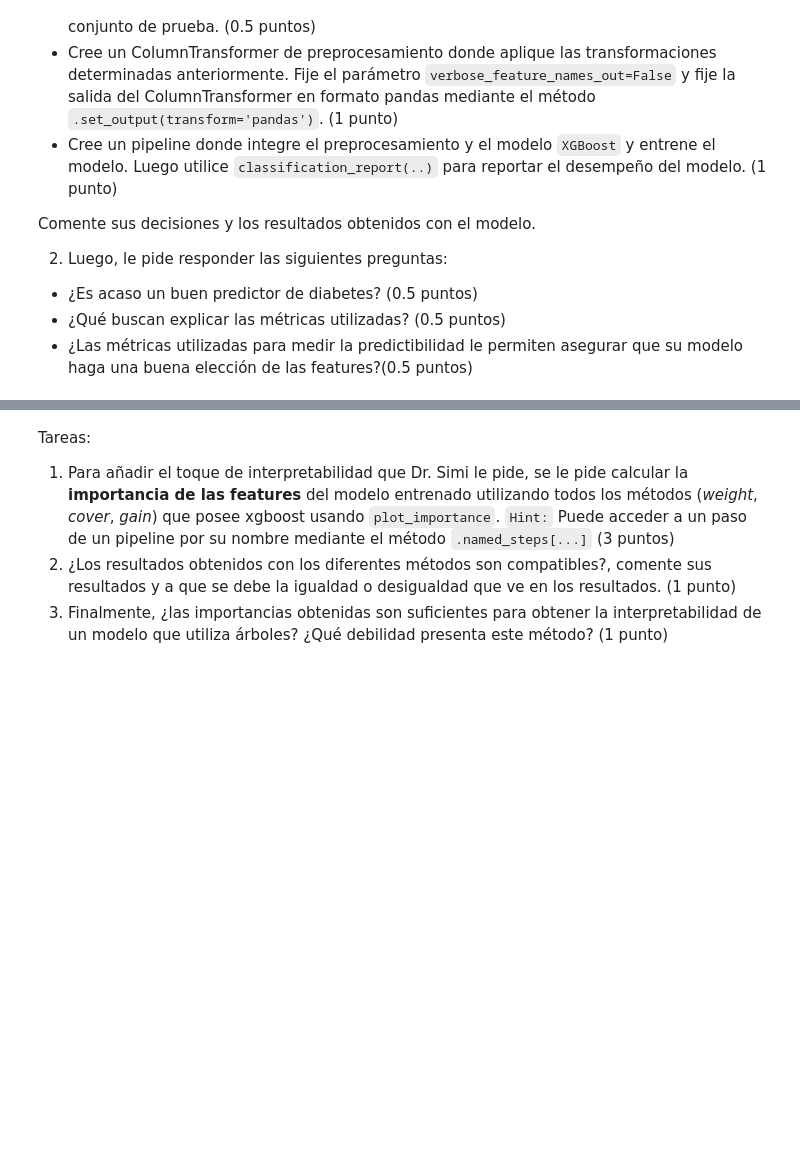
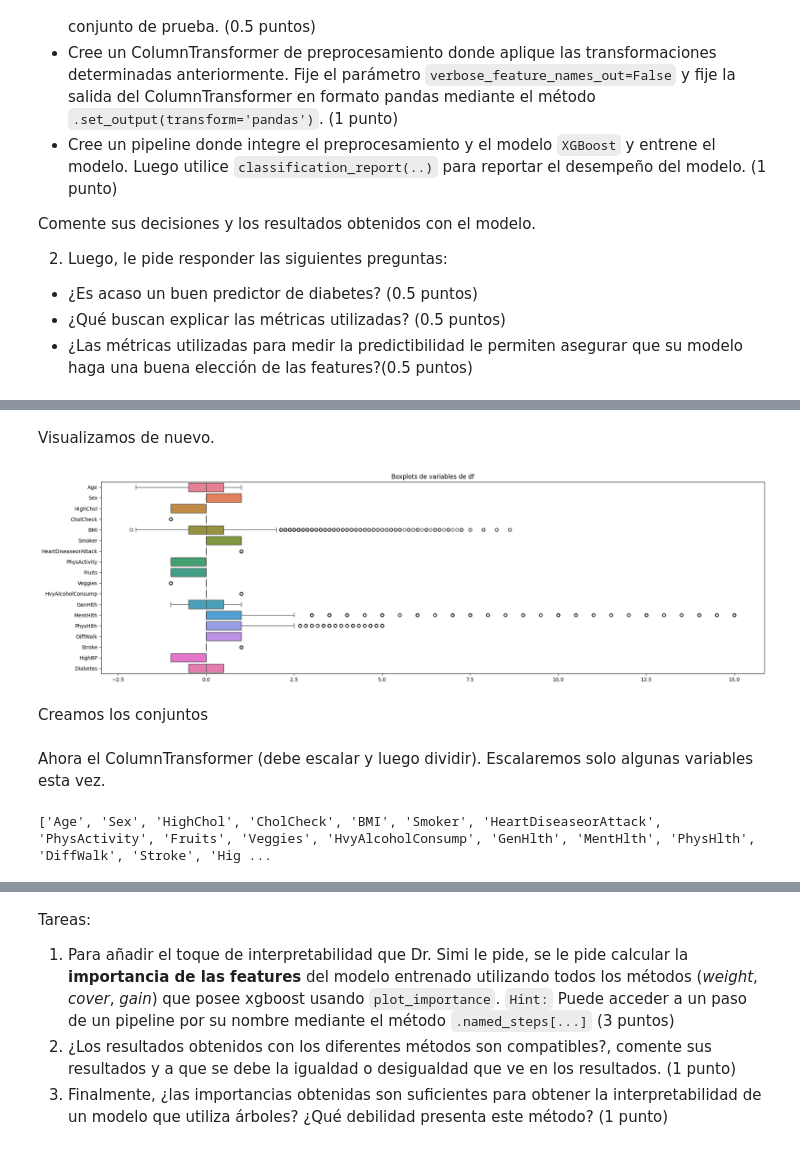
Before and after one commit to juansebm/MDS7202, a Jupyter notebook: Lab 7 - Interpretabilidad/Lab7_enunciado.ipynb, the cells around one changed output, grey strips where cells are left out. Cells and saved outputs as stored; diff of their text form; code cells hidden in the pictures; blank space fills up the shorter version.

```diff
--- a/Lab 7 - Interpretabilidad/Lab7_enunciado.ipynb
+++ b/Lab 7 - Interpretabilidad/Lab7_enunciado.ipynb
@@ -107,0 +119,18 @@ Successfully installed xgboost-1.7.5
+# %%
+from sklearn.preprocessing import RobustScaler
+
+scaler = RobustScaler()
+scaled = scaler.fit_transform(df)
+scaled_df = pd.DataFrame(scaled, columns=df.columns)
+# %% [markdown]
+Visualizamos de nuevo.
+# %%
+plt.figure(figsize=(20, 6))
+sns.boxplot(data=scaled_df, orient='h')
+plt.title("Boxplots de variables de df")
+plt.tight_layout()
+plt.show()
+# %% [output]
+[figure, added]
+# %% [markdown]
+Creamos los conjuntos
@@ -107,0 +153,15 @@ Successfully installed xgboost-1.7.5
+# %% [markdown]
+Ahora el ColumnTransformer (debe escalar y luego dividir). Escalaremos solo algunas variables esta vez.
+# %%
+from sklearn.compose import ColumnTransformer
+
+columnas = X_train.columns.tolist()
+print(columnas)
+
+ct = ColumnTransformer(
+    [
+        ("Scaler",RobustScaler(), columnas),
+    ], verbose_feature_names_out=False
+    ).set_output(transform="pandas")
+# %% [output]
+['Age', 'Sex', 'HighChol', 'CholCheck', 'BMI', 'Smoker', 'HeartDiseaseorAttack', 'PhysActivity', 'Fruits', 'Veggies', 'HvyAlcoholConsump', 'GenHlth', 'MentHlth', 'PhysHlth', 'DiffWalk', 'Stroke', 'Hig ...
```
Also changed, not shown: parts of 21 cells of this notebook.
